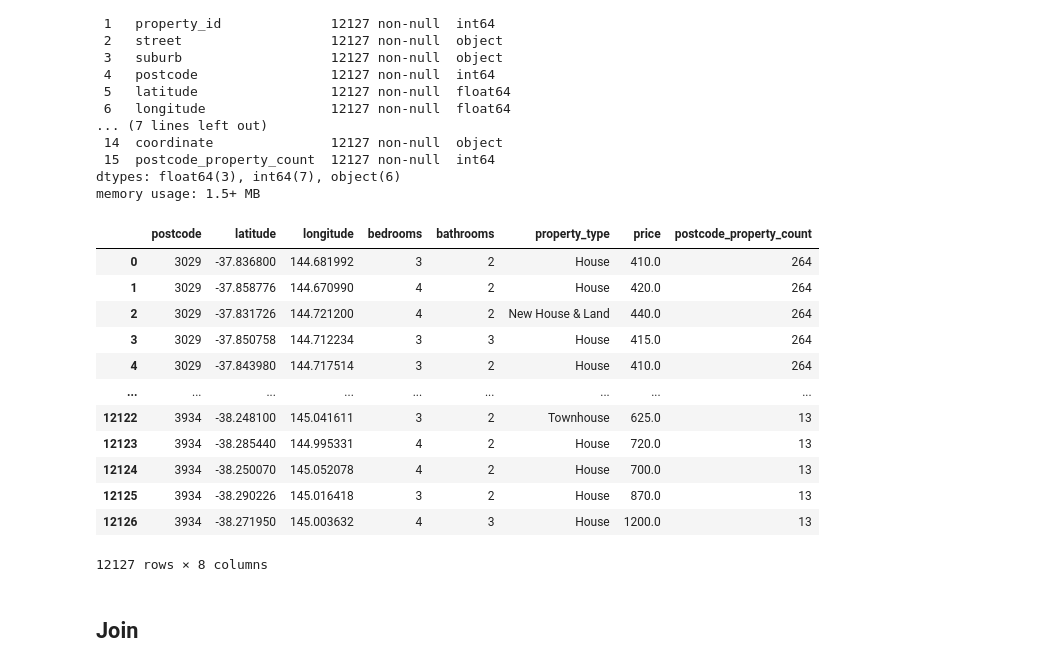
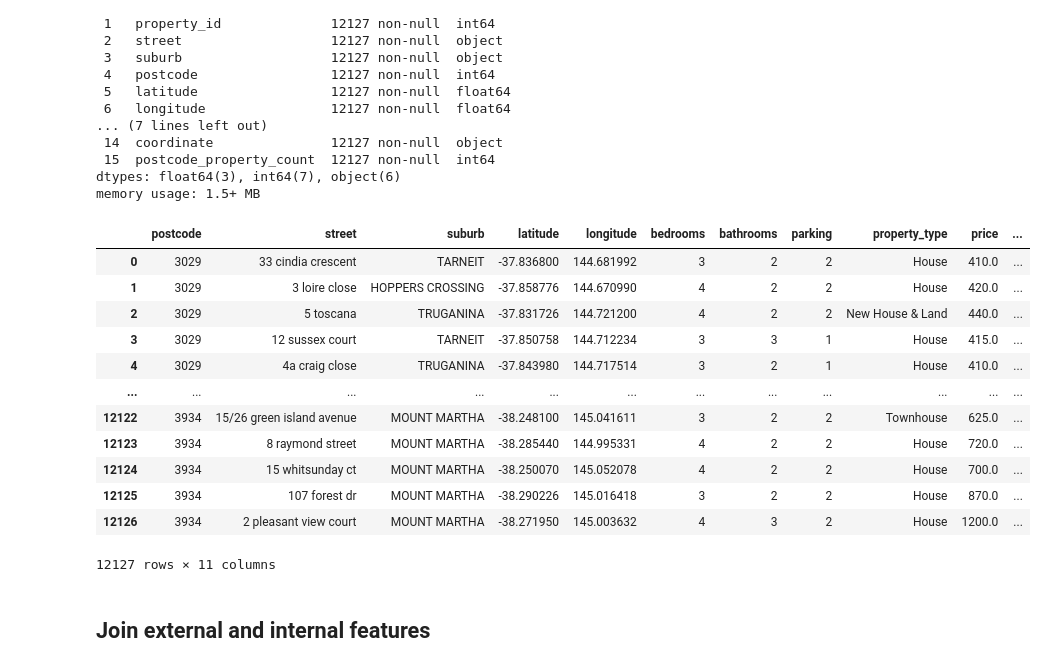
Before and after one commit to MAST30034-Applied-Data-Science/generic-real-estate-consulting-project-group-7, a Jupyter notebook: notebooks/preprocessing/preprocessing.ipynb, the cells around one changed output. Saved outputs shown, nothing was run; the diff lists cells and outputs as text; code cells hidden in the pictures.

```diff
--- a/notebooks/preprocessing/preprocessing.ipynb
+++ b/notebooks/preprocessing/preprocessing.ipynb
@@ -177,33 +191,35 @@ dtypes: float64(3), int64(7), object(6)
 memory usage: 1.5+ MB
 # %%
 # selected columns
-column_names_select_internal = ['postcode', 'latitude', 'longitude', 'bedrooms',
-                                'bathrooms', 'property_type', 'price_rent', 'postcode_property_count']
+column_names_select_internal = ['postcode', 'street', 'suburb', 'latitude',
+                                'longitude', 'bedrooms', 'bathrooms', 'parking',
+                                'property_type', 'price_rent', 'postcode_property_count']
 
 internal_features = internal_features[column_names_select_internal]
 # %%
 # rename columns
-column_names_rename_internal = ['postcode', 'latitude', 'longitude', 'bedrooms',
-                                'bathrooms', 'property_type', 'price', 'postcode_property_count']
+column_names_rename_internal = ['postcode', 'street', 'suburb', 'latitude',
+                                'longitude', 'bedrooms', 'bathrooms', 'parking',
+                                'property_type', 'price', 'postcode_property_count']
 
 internal_features_preprocessed = internal_features.set_axis(column_names_rename_internal, axis = 'columns')
 internal_features_preprocessed
 # %% [output]
-|  | postcode | latitude | longitude | bedrooms | bathrooms | property_type | price | postcode_property_count |
-| 0 | 3029 | -37.836800 | 144.681992 | 3 | 2 | House | 410.0 | 264 |
-| 1 | 3029 | -37.858776 | 144.670990 | 4 | 2 | House | 420.0 | 264 |
-| 2 | 3029 | -37.831726 | 144.721200 | 4 | 2 | New House & Land | 440.0 | 264 |
-| 3 | 3029 | -37.850758 | 144.712234 | 3 | 3 | House | 415.0 | 264 |
-| 4 | 3029 | -37.843980 | 144.717514 | 3 | 2 | House | 410.0 | 264 |
-| ... | ... | ... | ... | ... | ... | ... | ... | ... |
-| 12122 | 3934 | -38.248100 | 145.041611 | 3 | 2 | Townhouse | 625.0 | 13 |
-| 12123 | 3934 | -38.285440 | 144.995331 | 4 | 2 | House | 720.0 | 13 |
-| 12124 | 3934 | -38.250070 | 145.052078 | 4 | 2 | House | 700.0 | 13 |
-| 12125 | 3934 | -38.290226 | 145.016418 | 3 | 2 | House | 870.0 | 13 |
-| 12126 | 3934 | -38.271950 | 145.003632 | 4 | 3 | House | 1200.0 | 13 |
+|  | postcode | street | suburb | latitude | longitude | bedrooms | bathrooms | parking | property_type | price | ... |
+| 0 | 3029 | 33 cindia crescent | TARNEIT | -37.836800 | 144.681992 | 3 | 2 | 2 | House | 410.0 | ... |
+| 1 | 3029 | 3 loire close | HOPPERS CROSSING | -37.858776 | 144.670990 | 4 | 2 | 2 | House | 420.0 | ... |
+| 2 | 3029 | 5 toscana | TRUGANINA | -37.831726 | 144.721200 | 4 | 2 | 2 | New House & Land | 440.0 | ... |
+| 3 | 3029 | 12 sussex court | TARNEIT | -37.850758 | 144.712234 | 3 | 3 | 1 | House | 415.0 | ... |
+| 4 | 3029 | 4a craig close | TRUGANINA | -37.843980 | 144.717514 | 3 | 2 | 1 | House | 410.0 | ... |
+| ... | ... | ... | ... | ... | ... | ... | ... | ... | ... | ... | ... |
+| 12122 | 3934 | 15/26 green island avenue | MOUNT MARTHA | -38.248100 | 145.041611 | 3 | 2 | 2 | Townhouse | 625.0 | ... |
+| 12123 | 3934 | 8 raymond street | MOUNT MARTHA | -38.285440 | 144.995331 | 4 | 2 | 2 | House | 720.0 | ... |
+| 12124 | 3934 | 15 whitsunday ct | MOUNT MARTHA | -38.250070 | 145.052078 | 4 | 2 | 2 | House | 700.0 | ... |
+| 12125 | 3934 | 107 forest dr | MOUNT MARTHA | -38.290226 | 145.016418 | 3 | 2 | 2 | House | 870.0 | ... |
+| 12126 | 3934 | 2 pleasant view court | MOUNT MARTHA | -38.271950 | 145.003632 | 4 | 3 | 2 | House | 1200.0 | ... |
-12127 rows × 8 columns
+12127 rows × 11 columns
 # %% [markdown]
-## Join
+## Join external and internal features
 # %%
 # join internal features with external features
 features_df = pd.merge(internal_features_preprocessed, external_features_preprocessed, on='postcode', how='outer')
```
Also changed, not shown: parts of 14 cells of this notebook, 5 other files.
